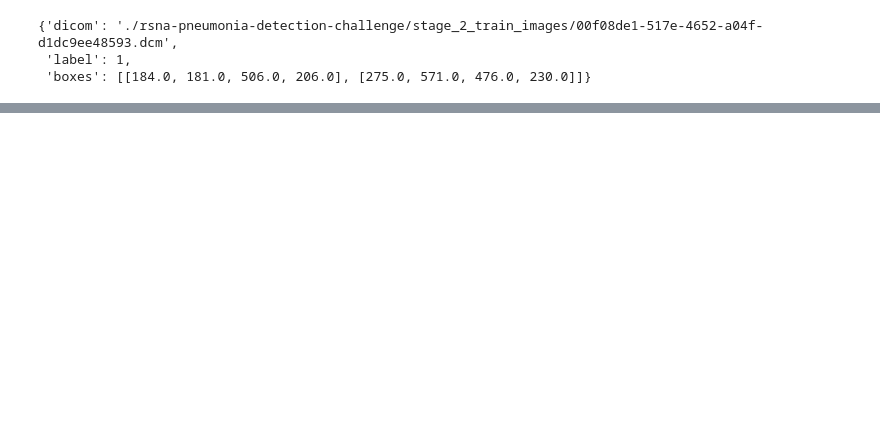
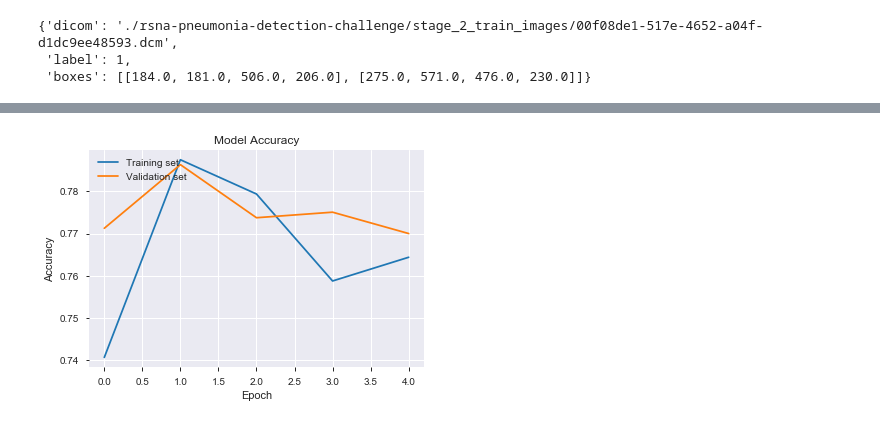
Before and after one commit to pachueud/capstone_project-1, a Jupyter notebook: Capstone Project - Deepak.ipynb, the cells around one changed output, grey strips where cells are left out. Cells and saved outputs as stored; diff of their text form; code cells hidden in the pictures; blank space fills up the shorter version.

```diff
--- a/Capstone Project - Deepak.ipynb
+++ b/Capstone Project - Deepak.ipynb
@@ -881,0 +920,30 @@ StopIteration:
+# %%
+train_datagen = ImageDataGenerator(rotation_range=40,
+                                   rescale=1./255,
+                                   shear_range=0.2,
+                                   zoom_range=0.2,
+                                   horizontal_flip=True,
+                                   validation_split=0.1)
+
+test_datagen = ImageDataGenerator(rescale=1./255)
+# %%
+train_dir = "./input" # Path to train directory
+test_dir = "./test" # Path to test directory
+
+print(train_dir)
+train_generator = train_datagen.flow_from_directory(train_dir,
+                                                    target_size=(64,64),
+                                                    batch_size=16,
+                                                    class_mode='binary',
+                                                    subset='training')
+
+validation_generator = train_datagen.flow_from_directory(train_dir,
+                                                    target_size=(64,64),
+                                                    batch_size=16,
+                                                    class_mode='binary',
+                                                    subset='validation')
+
+test_generator = test_datagen.flow_from_directory(test_dir,
+                                                  target_size=(64,64),
+                                                  batch_size=16,
+                                                  class_mode='binary')
@@ -881,0 +955,6 @@ StopIteration:
+# %%
+cnn_model = cnn.fit_generator(train_generator,
+                         steps_per_epoch = 100,
+                         epochs = 5,
+                         validation_data = validation_generator,
+                         validation_steps = 100 ,callbacks=callbacks)
@@ -881,0 +992,11 @@ StopIteration:
+# %%
+# Accuracy
+plt.plot(cnn_model.history['accuracy'])
+plt.plot(cnn_model.history['val_accuracy'])
+plt.title('Model Accuracy')
+plt.ylabel('Accuracy')
+plt.xlabel('Epoch')
+plt.legend(['Training set', 'Validation set'], loc='upper left')
+plt.show()
+# %% [output]
+[figure, added]
```
Also changed, not shown: parts of 33 cells of this notebook, 1 other file.
